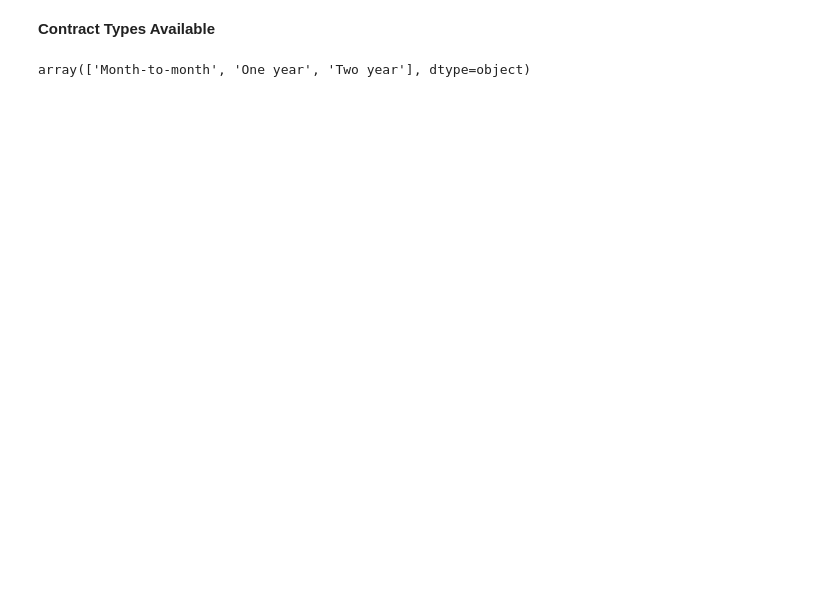
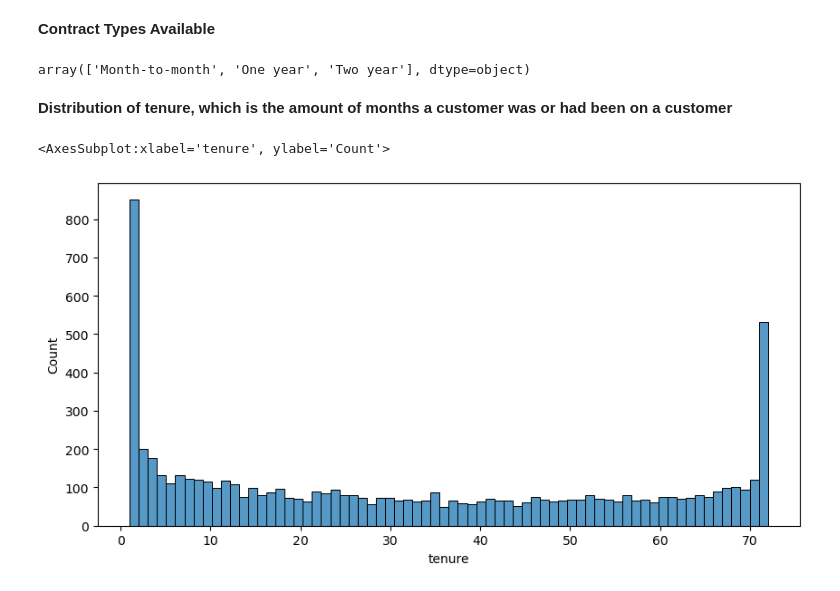
Before and after one commit to Gabrielle-Ribeiro/machine-learning-studies, a Jupyter notebook: customer churn - supervised learning project/Customer Churn.ipynb, the cells around one changed output. Saved outputs shown, nothing was run; the diff lists cells and outputs as text; code cells hidden in the pictures; blank space fills up the shorter version.

```diff
--- a/customer churn - supervised learning project/Customer Churn.ipynb
+++ b/customer churn - supervised learning project/Customer Churn.ipynb
@@ -131,3 +131,11 @@ This section focuses on segementing customers based on their tenure, creating "c
 df['Contract'].unique()
 # %% [output]
 array(['Month-to-month', 'One year', 'Two year'], dtype=object)
+# %% [markdown]
+**Distribution of tenure, which is the amount of months a customer was or had been on a customer**
+# %%
+plt.figure(figsize=(10,5), dpi=100)
+sns.histplot(data=df, x='tenure', bins=70)
+# %% [output]
+<AxesSubplot:xlabel='tenure', ylabel='Count'>
+[figure, added]
```
Also changed, not shown: parts of 20 cells of this notebook.
